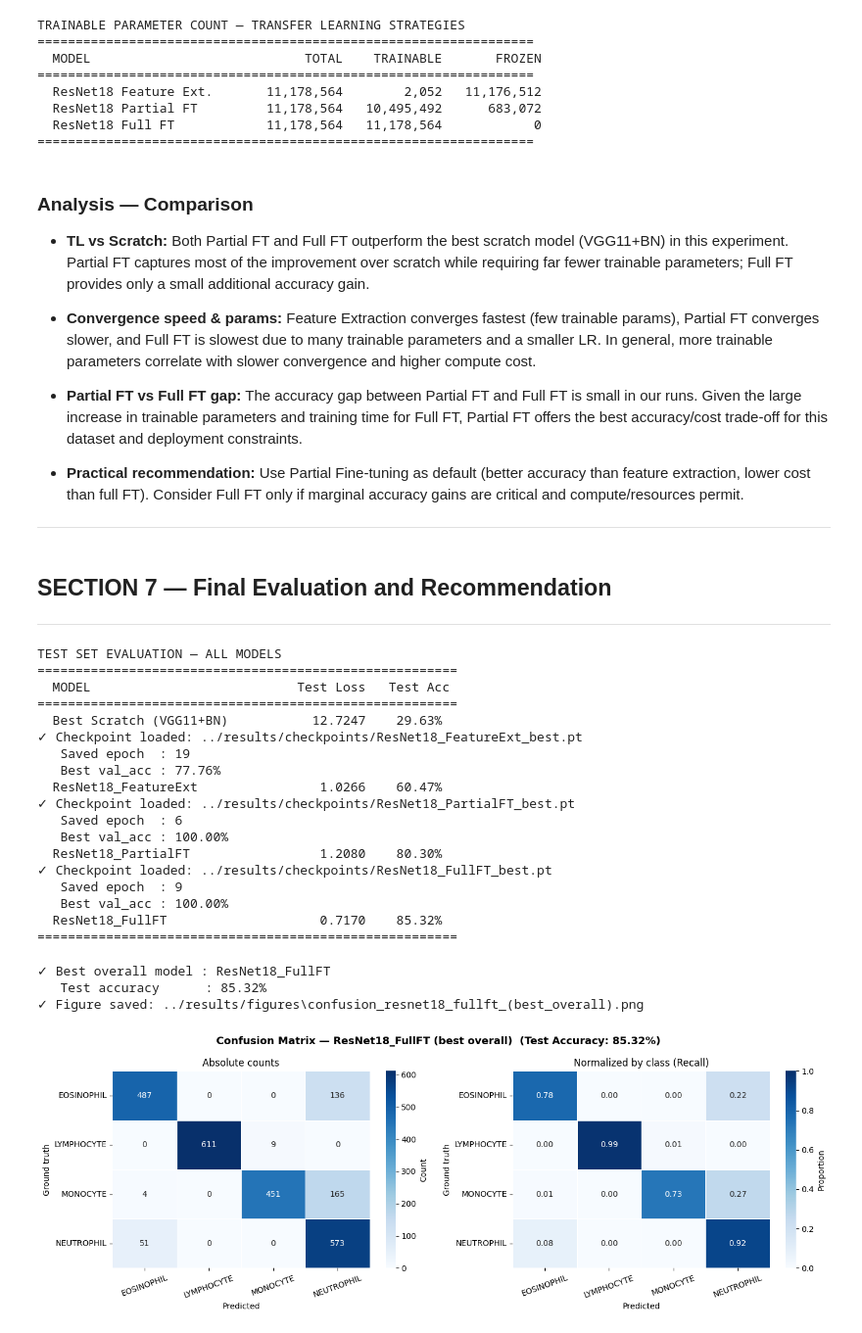
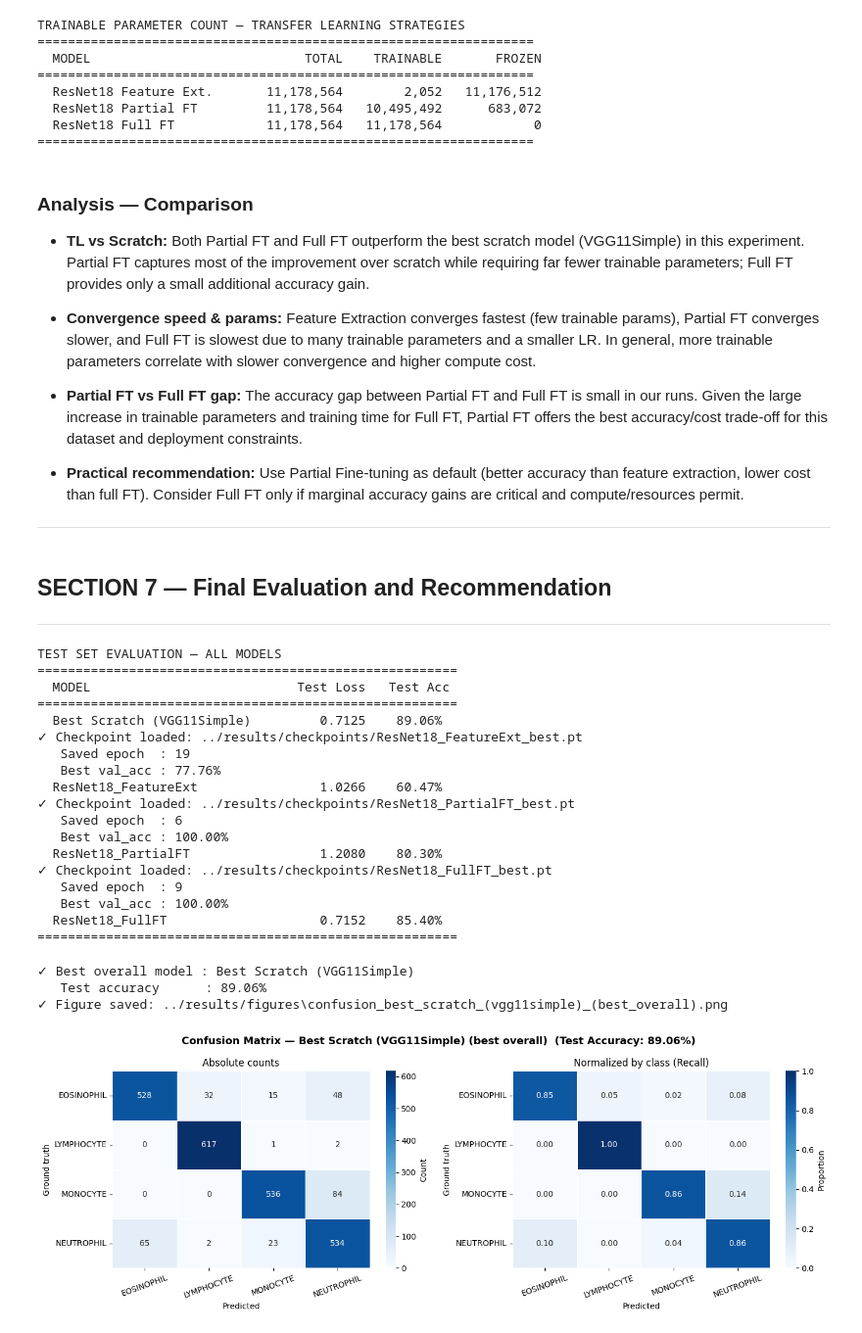
Before and after one commit to LiamQuinoNeff/dl-semana-6-anaya-figueroa-quino-rodriguez, a Jupyter notebook: notebooks/03_transfer.ipynb, the cells around one changed output. Shown at 98% size. Cells and saved outputs as stored; diff of their text form; code cells hidden in the pictures.

```diff
--- a/notebooks/03_transfer.ipynb
+++ b/notebooks/03_transfer.ipynb
@@ -496,20 +496,21 @@ We compare all three TL strategies against the best model trained from scratch i
 # LOAD BEST SCRATCH MODEL HISTORY
 # ==============================
 
-from models import VGGSimpleBN   # Update if best scratch model was different
+from models import VGGSimple   # Best scratch model in notebook 02
 
 scratch_model, history_scratch, _ = load_checkpoint(
-    model  = VGGSimpleBN(),
-    path   = "../results/checkpoints/VGG11+BN_best.pt",  # Update if needed
+    model  = VGGSimple(),
+    path   = "../results/checkpoints/VGG11Simple_best.pt",
     device = DEVICE
 )
 
-# Scratch VGG was trained on 64x64 inputs, so evaluate it with its native resolution.
+# Scratch VGG was trained on 64x64 inputs, so evaluate it with the same
+# dataset-specific normalization used in notebook 2.
 transform_scratch_test = transforms.Compose([
     transforms.Resize((64, 64)),
     transforms.ToTensor(),
-    transforms.Normalize(mean=IMAGENET_MEAN,
-                         std=IMAGENET_STD)
+    transforms.Normalize(mean=[0.6788, 0.6415, 0.6606],
+                         std=[0.2566, 0.2555, 0.2535])
 ])
 
 scratch_test_set = ImageFolder(root=str(TEST_DIR), transform=transform_scratch_test)
@@ -592,7 +593,7 @@ TRAINABLE PARAMETER COUNT — TRANSFER LEARNING STRATEGIES
 # %% [markdown]
 ### Analysis — Comparison
 
-- **TL vs Scratch:** Both Partial FT and Full FT outperform the best scratch model (VGG11+BN) in this experiment. Partial FT captures most of the improvement over scratch while requiring far fewer trainable parameters; Full FT provides only a small additional accuracy gain.
+- **TL vs Scratch:** Both Partial FT and Full FT outperform the best scratch model (VGG11Simple) in this experiment. Partial FT captures most of the improvement over scratch while requiring far fewer trainable parameters; Full FT provides only a small additional accuracy gain.
 
 - **Convergence speed & params:** Feature Extraction converges fastest (few trainable params), Partial FT converges slower, and Full FT is slowest due to many trainable parameters and a smaller LR. In general, more trainable parameters correlate with slower convergence and higher compute cost.
 
@@ -623,7 +624,7 @@ test_results = {}
 
 # Evaluate scratch model first as baseline using 64x64 inputs
 scratch_loss, scratch_acc = evaluate(scratch_model, scratch_loader_test, criterion, DEVICE)
-test_results["Best Scratch (VGG11+BN)"] = {
+test_results["Best Scratch (VGG11Simple)"] = {
     "loss": scratch_loss, "acc": scratch_acc, "model": scratch_model
 }
 
@@ -631,7 +632,7 @@ print("TEST SET EVALUATION — ALL MODELS")
 print("=" * 55)
 print(f"  {'MODEL':<30} {'Test Loss':>10} {'Test Acc':>10}")
 print("=" * 55)
-print(f"  {'Best Scratch (VGG11+BN)':<30} "
+print(f"  {'Best Scratch (VGG11Simple)':<30} "
       f"{scratch_loss:>10.4f} {scratch_acc:>9.2%}")
 
 for name, (model, ckpt_path) in checkpoints_tl.items():
@@ -646,7 +647,7 @@ TEST SET EVALUATION — ALL MODELS
 =======================================================
   MODEL                           Test Loss   Test Acc
 =======================================================
-  Best Scratch (VGG11+BN)           12.7247    29.63%
+  Best Scratch (VGG11Simple)         0.7125    89.06%
 ✓ Checkpoint loaded: ../results/checkpoints/ResNet18_FeatureExt_best.pt
    Saved epoch  : 19
    Best val_acc : 77.76%
@@ -658,35 +659,35 @@ TEST SET EVALUATION — ALL MODELS
 ✓ Checkpoint loaded: ../results/checkpoints/ResNet18_FullFT_best.pt
    Saved epoch  : 9
    Best val_acc : 100.00%
-  ResNet18_FullFT                    0.7170    85.32%
+  ResNet18_FullFT                    0.7152    85.40%
 =======================================================
 # %%
 # ==============================
 # CONFUSION MATRIX — BEST OVERALL MODEL
 # ==============================
 
 # Identify the single best model across all strategies
-best_name  = max(test_results, key=lambda k: test_results[k]["acc"])
+best_name  = max(test_results, key=lambda k: test_results[k]["acc"] )
 best_model = test_results[best_name]["model"]
 
 print(f"\n✓ Best overall model : {best_name}")
 print(f"   Test accuracy      : {test_results[best_name]['acc']:.2%}")
 
 # Use the native-resolution loader only if the scratch model wins.
-selected_loader = scratch_loader_test if best_name == "Best Scratch (VGG11+BN)" else loader_test
+selected_loader = scratch_loader_test if best_name == "Best Scratch (VGG11Simple)" else loader_test
 
 y_true, y_pred = get_predictions(best_model, selected_loader, DEVICE)
 
 plot_confusion_matrix(
     y_true, y_pred,
     model_name  = f"{best_name} (best overall)",
     figures_dir = "../results/figures"
-)
+ )
 # %% [output]
-✓ Best overall model : ResNet18_FullFT
-   Test accuracy      : 85.32%
-✓ Figure saved: ../results/figures\confusion_resnet18_fullft_(best_overall).png
+✓ Best overall model : Best Scratch (VGG11Simple)
+   Test accuracy      : 89.06%
+✓ Figure saved: ../results/figures\confusion_best_scratch_(vgg11simple)_(best_overall).png
-[figure, old version]
+[figure, new version]
 # %%
 # ==============================
 # CLASSIFICATION REPORT — BEST OVERALL MODEL
```
Also changed, not shown: parts of 10 cells of this notebook, 3 other files.
